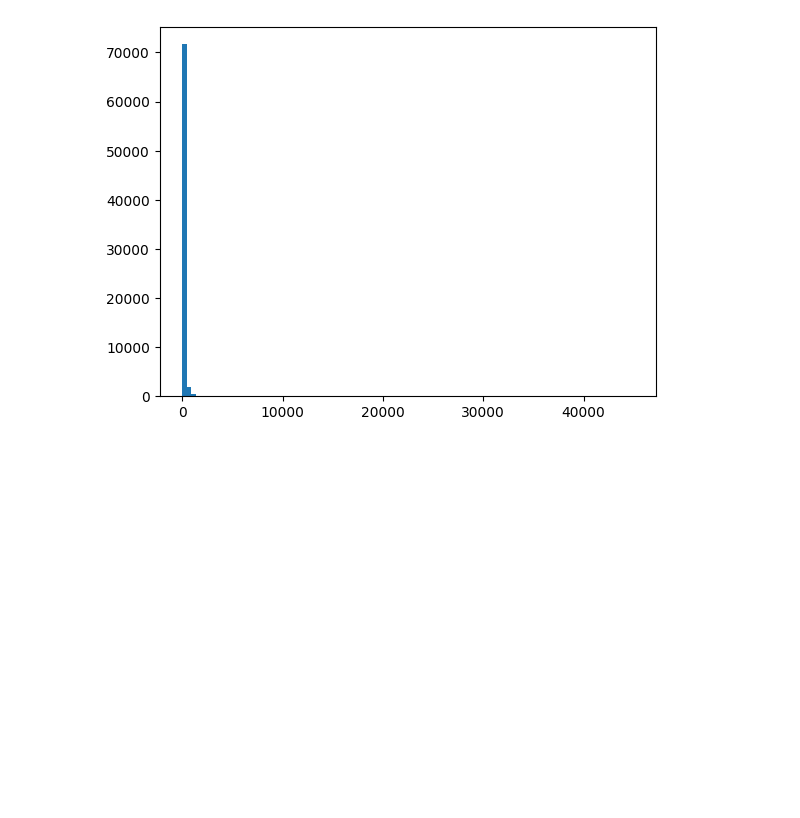
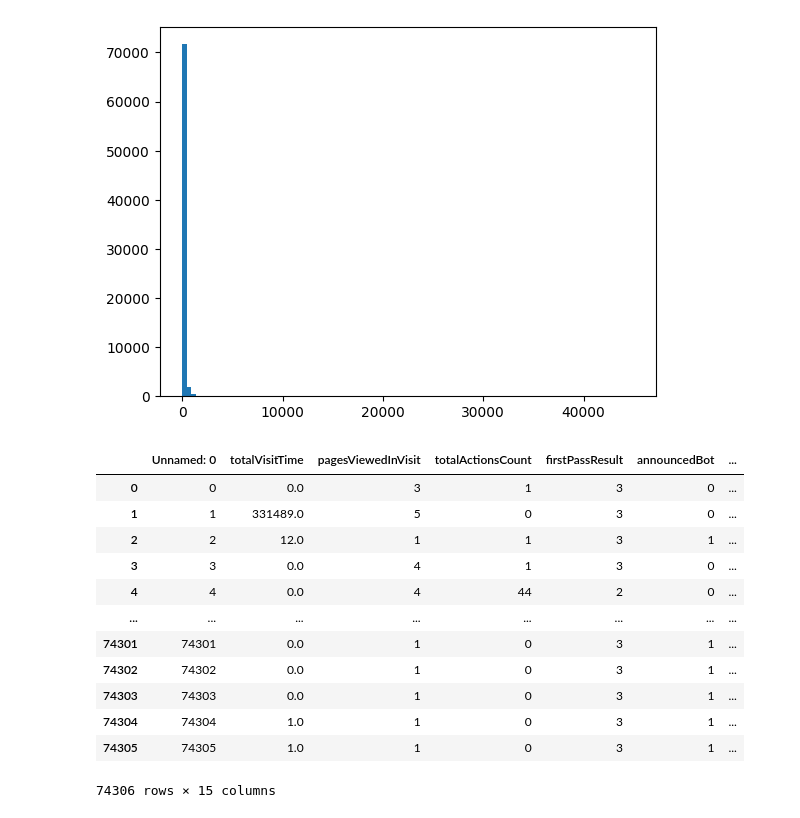
Before and after one commit to MichealNestor01/Veracity-Trust-Network-Event, a Jupyter notebook: exercises.ipynb, the cells around one changed output. Cells and saved outputs as stored; diff of their text form; code cells hidden in the pictures; blank space fills up the shorter version.

```diff
--- a/exercises.ipynb
+++ b/exercises.ipynb
@@ -150,3 +150,46 @@ plt.hist(example_data['totalActionsCount'], bins=100)
         43128.96, 43578.22, 44027.48, 44476.74, 44926.  ]),
  <BarContainer object of 100 artists>)
 [figure]
+# %%
+# 3.1
+example_data['VisitTimeFlag'] = 0
+example_data['PagesViewedFlag'] = 0
+example_data['ActionsPerformedFlag'] = 0
+example_data['BrowserFlag'] = 0
+example_data['MaliciousBotPrediction'] = 0
+# %%
+# 3.2
+for index, row in example_data.iterrows():
+    #data_df.at[index, 'announcedBot'] = 1
+    if row['totalVisitTime'] == 0:
+        example_data.at[index, 'VisitTimeFlag'] = 1
+    if row['pagesViewedInVisit'] == 1:
+        example_data.at[index, 'PagesViewedFlag'] = 1
+    if row['totalActionsCount'] == 0:
+        example_data.at[index, 'ActionsPerformedFlag'] = 1
+    if row['browser'] not in ["Chrome", "Safari", "Firefox", "Chromium", "Netscape", "Microsoft Internet Explorer", "Google Chrome"]:
+        example_data.at[index, 'browser'] = 1
+# %%
+# 3.3
+for index, row in example_data.iterrows():
+    if row['announcedBot'] == 1:
+        example_data.at[index, 'MaliciousBotPrediction'] = 1
+    else:
+        flag_count = row['VisitTimeFlag'] + row['PagesViewedFlag'] + row['ActionsPerformedFlag'] + row['BrowserFlag']
+        example_data.at[index, 'MaliciousBotPrediction'] = flag_count * 25
+
+example_data[:20]
+# %% [output]
+|  | Unnamed: 0 | totalVisitTime | pagesViewedInVisit | totalActionsCount | firstPassResult | announcedBot | ... |
+| 0 | 0 | 0.0 | 3 | 1 | 3 | 0 | ... |
+| 1 | 1 | 331489.0 | 5 | 0 | 3 | 0 | ... |
+| 2 | 2 | 12.0 | 1 | 1 | 3 | 1 | ... |
+| 3 | 3 | 0.0 | 4 | 1 | 3 | 0 | ... |
+| 4 | 4 | 0.0 | 4 | 44 | 2 | 0 | ... |
+| ... | ... | ... | ... | ... | ... | ... | ... |
+| 74301 | 74301 | 0.0 | 1 | 0 | 3 | 1 | ... |
+| 74302 | 74302 | 0.0 | 1 | 0 | 3 | 1 | ... |
+| 74303 | 74303 | 0.0 | 1 | 0 | 3 | 1 | ... |
+| 74304 | 74304 | 1.0 | 1 | 0 | 3 | 1 | ... |
+| 74305 | 74305 | 1.0 | 1 | 0 | 3 | 1 | ... |
+74306 rows × 15 columns
```
